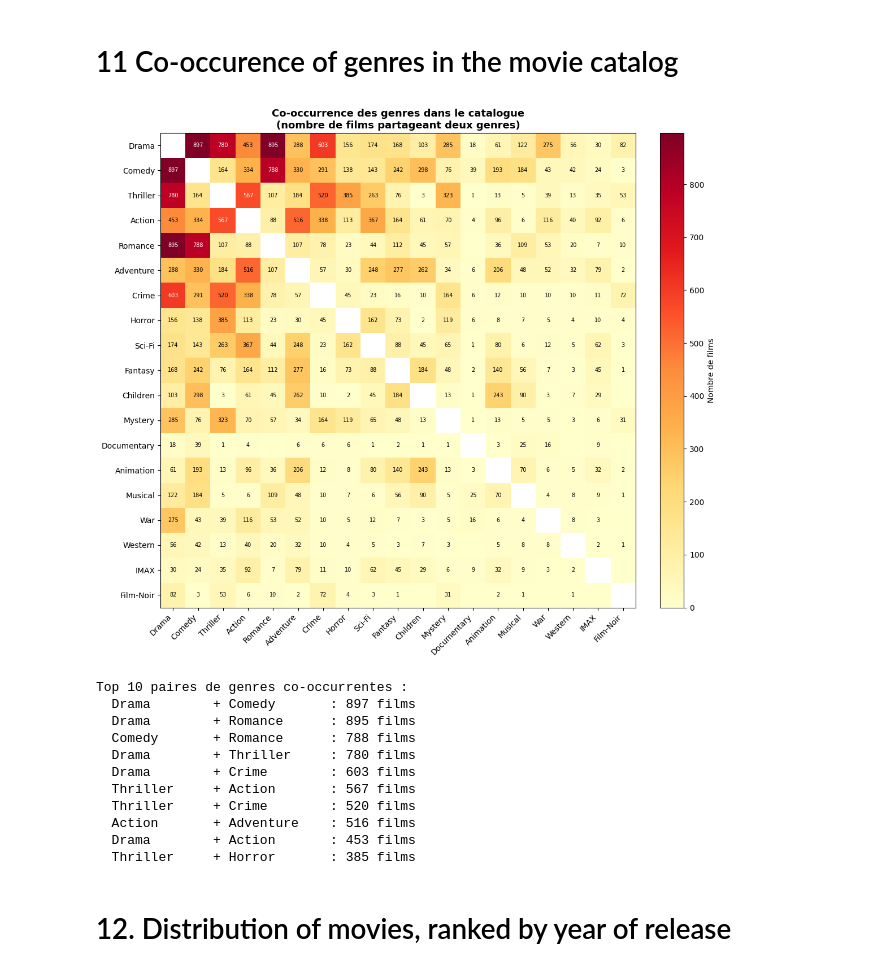
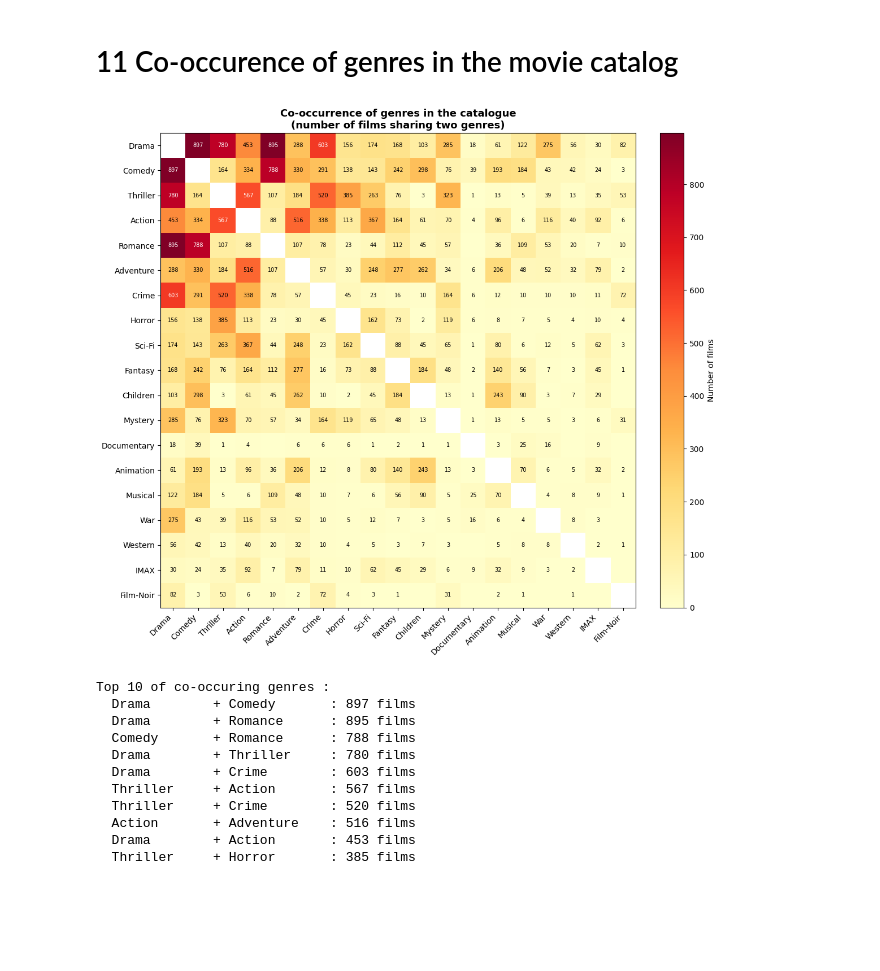
Before and after one commit to ArthurOttevaere/movix-recommender, a Jupyter notebook: analytics.ipynb, the cells around one changed output. Cells and saved outputs as stored; diff of their text form; code cells hidden in the pictures; blank space fills up the shorter version.

```diff
--- a/analytics.ipynb
+++ b/analytics.ipynb
@@ -200,20 +200,20 @@ import matplotlib.pyplot as plt
 import matplotlib.patches as mpatches
 import numpy as np
 
-# Consolidated data (evaluations 2026-05-27 and 2026-05-28)
+# Consolidated data
 data = {
     'Modele':      ['User Based (Pearson)', 'Content Based', 'BPR Novelty', 'iALS', 'BPR'],
-    'RMSE':        [0.804, 0.744, None, None, None],
-    'MAE':         [0.611, 0.561, None, None, None],
+    'RMSE':        [0.805, 0.744, 3.489, 2.768, 2.328],
+    'MAE':         [0.611, 0.561, 3.334, 2.577, 2.057],
     'HR@5[ns]':    [0.115, 0.226, 0.625, 0.712, 0.661],
     'HR@10[ns]':   [0.222, 0.315, 0.751, 0.857, 0.782],
     'HR@20[ns]':   [0.430, 0.462, 0.817, 0.904, 0.866],
-    'NDCG@5[ns]':  [0.062, 0.157, 0.469, 0.485, 0.495],
-    'NDCG@10[ns]': [0.096, 0.186, 0.510, 0.532, 0.535],
-    'NDCG@20[ns]': [0.148, 0.223, 0.527, 0.544, 0.556],
-    'Coverage':    [0.169, 0.359, 0.511, 0.422, 0.475],
-    'MIUF':        [6.981, 5.877, 3.627, 3.302, 3.274],
-    'ILD':         [0.732, 0.642, 0.649, 0.691, 0.655],
+    'NDCG@5[ns]':  [0.062, 0.158, 0.469, 0.485, 0.495],
+    'NDCG@10[ns]': [0.097, 0.187, 0.511, 0.532, 0.535],
+    'NDCG@20[ns]': [0.149, 0.224, 0.528, 0.544, 0.556],
+    'Coverage':    [0.061, 0.359, 0.512, 0.422, 0.475],
+    'MIUF':        [1.252, 5.878, 3.627, 3.302, 3.275],
+    'ILD':         [0.728, 0.643, 0.650, 0.691, 0.655],
 }
 df = pd.DataFrame(data).set_index('Modele')
 
@@ -228,7 +228,7 @@ colors = ['#2563EB', '#7C3AED', '#059669', '#DC2626', '#D97706']
 models = df.index.tolist()
 
 fig, axes = plt.subplots(2, 2, figsize=(16, 11))
-fig.suptitle('Comparaison des modeles latent factor — Toutes metriques',
+fig.suptitle('Comparison of latent factors models — All metrics',
              fontsize=15, fontweight='bold', y=1.01)
 
 for ax, (group_name, metrics) in zip(axes.flat, groups.items()):
@@ -259,5 +259,5 @@ fig.legend(handles=handles + [na_patch], loc='lower center', ncol=6,
 
 plt.tight_layout()
 plt.show()
-print("Sources: evaluations 2026-05-27 and 2026-05-28 — LOO + 99 negatives protocol (He et al. 2017, WWW)")
+print("Sources: latest evaluator's results — LOO + 99 negatives protocol (He et al. 2017, WWW)")
 # %% [output]
@@ -573,8 +554,7 @@ Ecart important entre Catalogue et modele = biais genre detecte.
 # 11 Co-occurence of genres in the movie catalog
 # %%
  # ============================================================
-# Co-occurrence des genres dans le catalogue
-# Combien de films partagent deux genres donnés ?
+# Co-occurrence of genres in the catalogue
 # ============================================================
 import numpy as np
 import pandas as pd
@@ -586,20 +566,20 @@ from constants import Constant as C
 
 df_items = load_items()
 
-# Liste de genres par film (on ignore les films sans genre)
+# Genres list
 genre_lists = (
     df_items[C.GENRES_COL]
     .str.split('|')
     .apply(lambda gs: [g for g in gs if g not in ['(no genres listed)', '']])
 )
 
-# Genres triés par fréquence (pour un affichage lisible)
+# Genres ranked by frequency (for better visualization)
 all_genres = [g for gs in genre_lists for g in gs]
 genres_sorted = [g for g, _ in Counter(all_genres).most_common()]
 idx = {g: i for i, g in enumerate(genres_sorted)}
 n = len(genres_sorted)
 
-# Matrice de co-occurrence (diagonale = nb de films du genre)
+# Co-occurence matrix
 co = np.zeros((n, n), dtype=int)
 for gs in genre_lists:
     for g in gs:
@@ -610,46 +590,46 @@ for gs in genre_lists:
 
 co_df = pd.DataFrame(co, index=genres_sorted, columns=genres_sorted)
 
-# --- Heatmap (hors diagonale pour faire ressortir les paires) ---
+# --- Heatmap ---
 co_off = co_df.copy().astype(float)
 co_off = co_df.copy().astype(float)
 # ensure writable underlying array (avoid read-only numpy view)
 co_off = co_off.copy()
 arr = co_off.to_numpy(copy=True)
 np.fill_diagonal(arr, np.nan)
 co_off.iloc[:, :] = arr
 np.fill_diagonal(co_off.to_numpy(copy=True), np.nan)
 co_off.iloc[:, :] = co_off.to_numpy(copy=True)
 
 fig, ax = plt.subplots(figsize=(12, 10))
 im = ax.imshow(co_off, cmap='YlOrRd')
 
 ax.set_xticks(range(n)); ax.set_xticklabels(genres_sorted, rotation=45, ha='right')
 ax.set_yticks(range(n)); ax.set_yticklabels(genres_sorted)
-ax.set_title("Co-occurrence des genres dans le catalogue\n(nombre de films partageant deux genres)",
+ax.set_title("Co-occurrence of genres in the catalogue\n(number of films sharing two genres)",
             fontsize=13, fontweight='bold')
 
-# Annotation des valeurs
+# Labelling the values, only non-diagonal and > 0
 for i in range(n):
     for j in range(n):
         if i != j and co[i, j] > 0:
             ax.text(j, i, co[i, j], ha='center', va='center', fontsize=7,
                     color='black' if co[i, j] < np.nanmax(co_off.values) * 0.6 else 'white')
 
-fig.colorbar(im, ax=ax, fraction=0.046, pad=0.04, label="Nombre de films")
+fig.colorbar(im, ax=ax, fraction=0.046, pad=0.04, label="Number of films")
 plt.tight_layout()
 plt.show()
 
 # Top 10 paires de genres les plus fréquentes
 pairs = [(genres_sorted[i], genres_sorted[j], co[i, j])
         for i, j in combinations(range(n), 2) if co[i, j] > 0]
 top_pairs = sorted(pairs, key=lambda x: x[2], reverse=True)[:10]
-print("Top 10 paires de genres co-occurrentes :")
+print("Top 10 of co-occuring genres :")
 for a, b, c in top_pairs:
     print(f"  {a:12s} + {b:12s} : {c} films")
 # %% [output]
-[figure, old version]
+[figure, new version]
-Top 10 paires de genres co-occurrentes :
+Top 10 of co-occuring genres :
   Drama        + Comedy       : 897 films
   Drama        + Romance      : 895 films
   Comedy       + Romance      : 788 films
@@ -660,5 +640,3 @@ Top 10 paires de genres co-occurrentes :
   Action       + Adventure    : 516 films
   Drama        + Action       : 453 films
   Thriller     + Horror       : 385 films
-# %% [markdown]
-# 12. Distribution of movies, ranked by year of release
```
Also changed, not shown: parts of 18 cells of this notebook, 8 other files.
